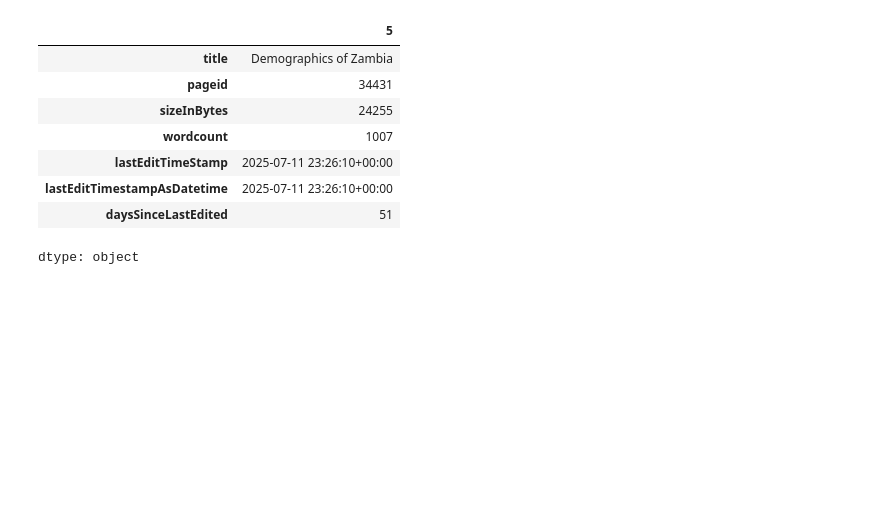
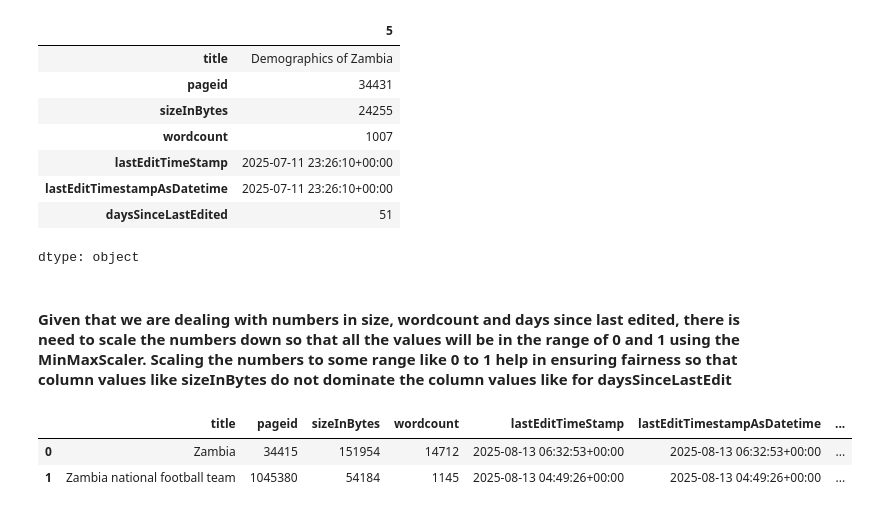
Before and after one commit to Chalwemwansa/data_mining_assign, a Jupyter notebook: Group_22_data_mining_assign.ipynb, the cells around one changed output. Saved outputs shown, nothing was run; the diff lists cells and outputs as text; code cells hidden in the pictures; blank space fills up the shorter version.

Commit message:
[ DP ] used MinMaxScaler to scale the values in columns sizeInBytes, wordcount and daysSinceLastEdit

```diff
--- a/Group_22_data_mining_assign.ipynb
+++ b/Group_22_data_mining_assign.ipynb
@@ -328,3 +328,23 @@ zambia_wiki_posts.iloc[5].T
 | lastEditTimestampAsDatetime | 2025-07-11 23:26:10+00:00 |
 | daysSinceLastEdited | 51 |
 dtype: object
+# %% [markdown]
+#### Given that we are dealing with numbers in size, wordcount and days since last edited, there is need to scale the numbers down so that all the values will be in the range of 0 and 1 using the MinMaxScaler. Scaling the numbers to some range like 0 to 1 help in ensuring fairness so that column values like sizeInBytes do not dominate the column values like for daysSinceLastEdit
+# %%
+from sklearn.preprocessing import MinMaxScaler
+
+columns_to_scale = ["sizeInBytes", "wordcount", "daysSinceLastEdited"]
+
+scaler = MinMaxScaler()
+
+# keeping the old original attributes and the new ones appending the new ones with Scaled after the actual field name
+zambia_wiki_posts[[column + "Scaled" for column in columns_to_scale]] = scaler.fit_transform(
+    zambia_wiki_posts[columns_to_scale]
+)
+
+# observing the output of the first 2 rows to see if changes have taken effect
+zambia_wiki_posts.head(2)
+# %% [output]
+|  | title | pageid | sizeInBytes | wordcount | lastEditTimeStamp | lastEditTimestampAsDatetime | ... |
+| 0 | Zambia | 34415 | 151954 | 14712 | 2025-08-13 06:32:53+00:00 | 2025-08-13 06:32:53+00:00 | ... |
+| 1 | Zambia national football team | 1045380 | 54184 | 1145 | 2025-08-13 04:49:26+00:00 | 2025-08-13 04:49:26+00:00 | ... |
```
